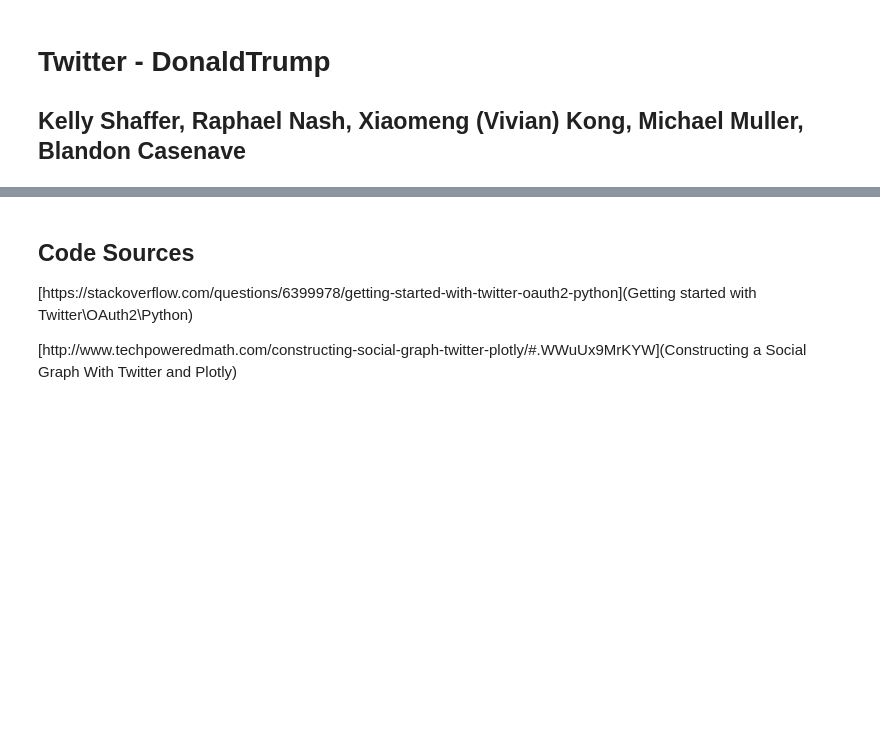
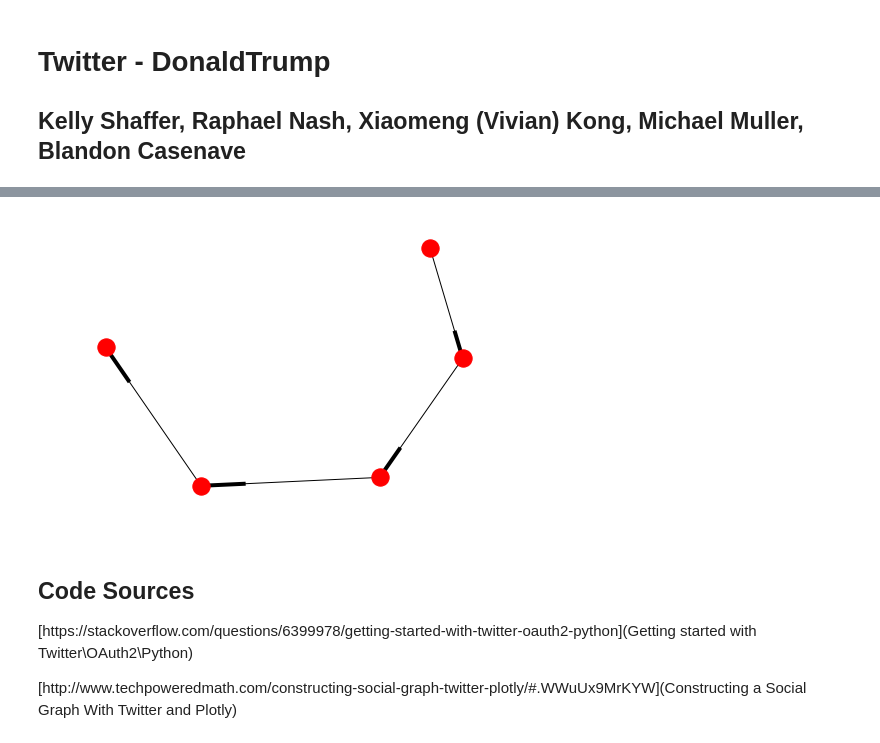
Before and after one commit to RaphaelNash/Data620_Team3, a Jupyter notebook: final_Project/twitter_thedonald.ipynb, the cells around one changed output, grey strips where cells are left out. Drawn from its saved outputs; the diff is of its cells as text; code cells hidden in the pictures; blank space fills up the shorter version.

```diff
--- a/final_Project/twitter_thedonald.ipynb
+++ b/final_Project/twitter_thedonald.ipynb
@@ -189,3 +195,8 @@ nx.draw(G, pos=nx.spring_layout(G,k=.12),node_color='c',edge_color='k')
+# %%
+nx.draw(H, pos=nx.spring_layout(H))
+plt.show()
+# %% [output]
+[figure, added]
 # %% [markdown]
 ## Code Sources
 
```
Also changed, not shown: parts of 8 cells of this notebook.
